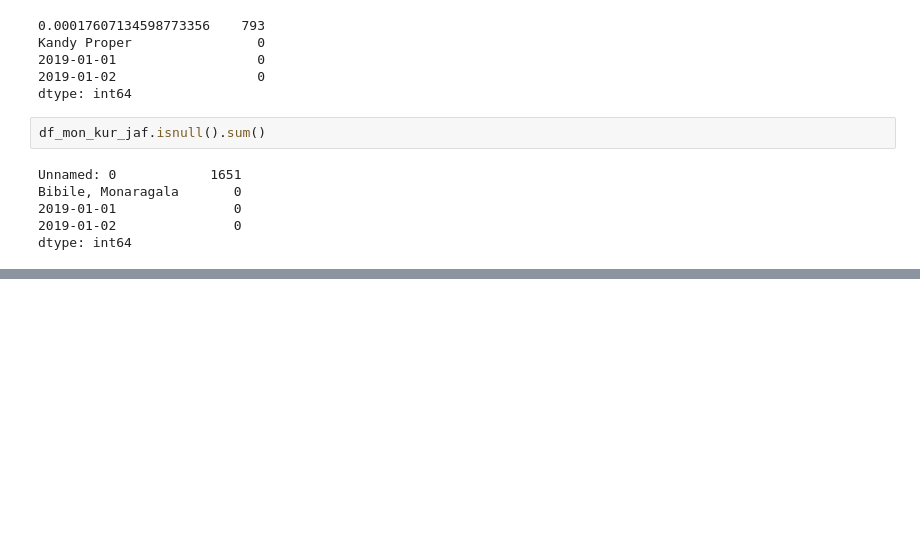
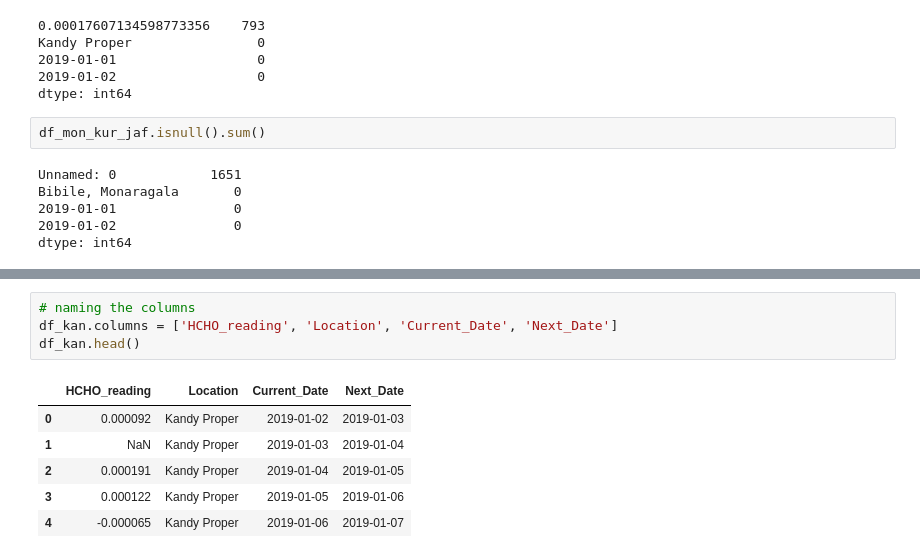
Before and after one commit to Lafri-13/Analysing-Tropospheric-Formaldehyde-HCHO-gas-in-Sri-Lanka, a Jupyter notebook: Analysis_HCHO.ipynb, the cells around one changed output, grey strips where cells are left out. Saved outputs shown, nothing was run; the diff lists cells and outputs as text; blank space fills up the shorter version.

```diff
--- a/Analysis_HCHO.ipynb
+++ b/Analysis_HCHO.ipynb
@@ -150,0 +185,11 @@ dtype: int64
+# %%
+# naming the columns
+df_kan.columns = ['HCHO_reading', 'Location', 'Current_Date', 'Next_Date']
+df_kan.head()
+# %% [output]
+|  | HCHO_reading | Location | Current_Date | Next_Date |
+| 0 | 0.000092 | Kandy Proper | 2019-01-02 | 2019-01-03 |
+| 1 | NaN | Kandy Proper | 2019-01-03 | 2019-01-04 |
+| 2 | 0.000191 | Kandy Proper | 2019-01-04 | 2019-01-05 |
+| 3 | 0.000122 | Kandy Proper | 2019-01-05 | 2019-01-06 |
+| 4 | -0.000065 | Kandy Proper | 2019-01-06 | 2019-01-07 |
```
Also changed, not shown: parts of 8 cells of this notebook.
